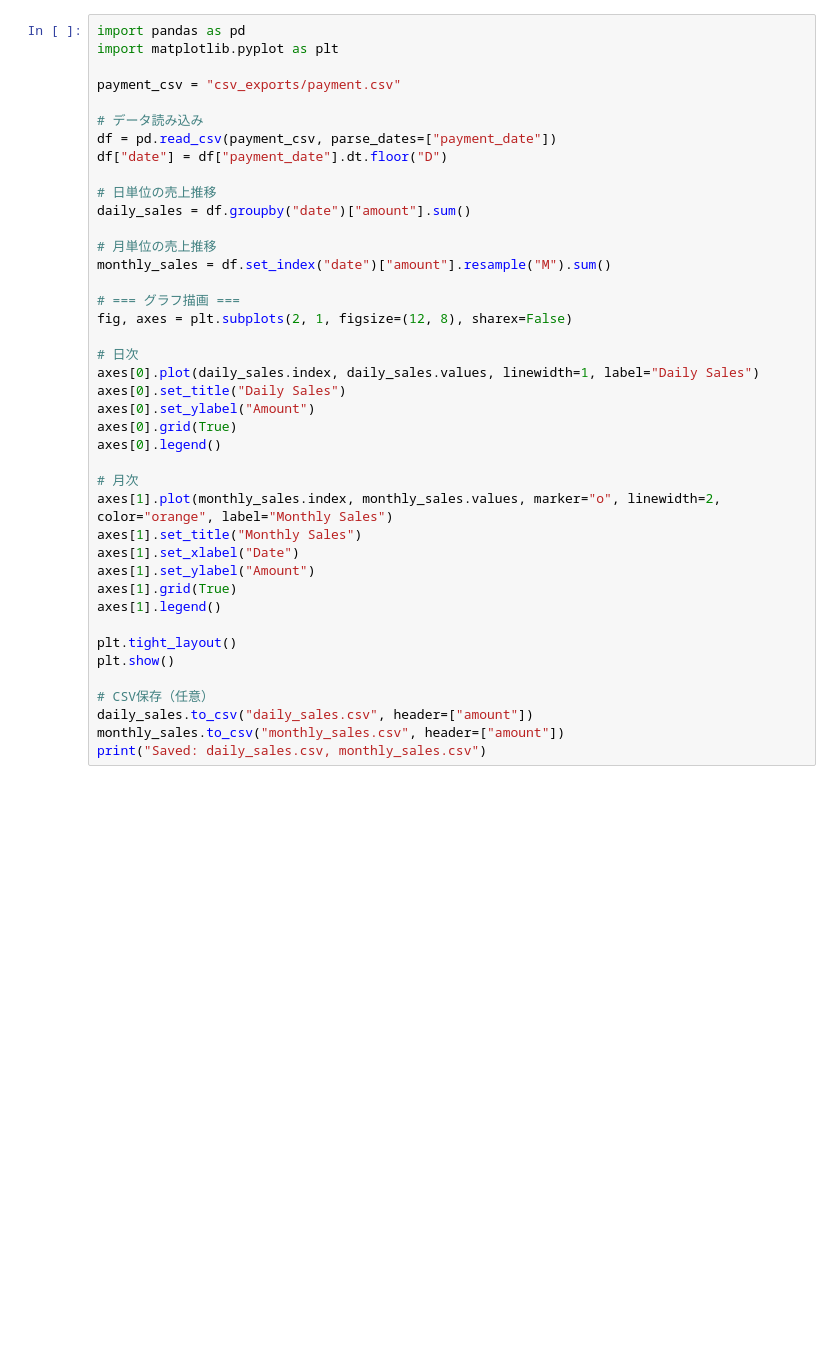
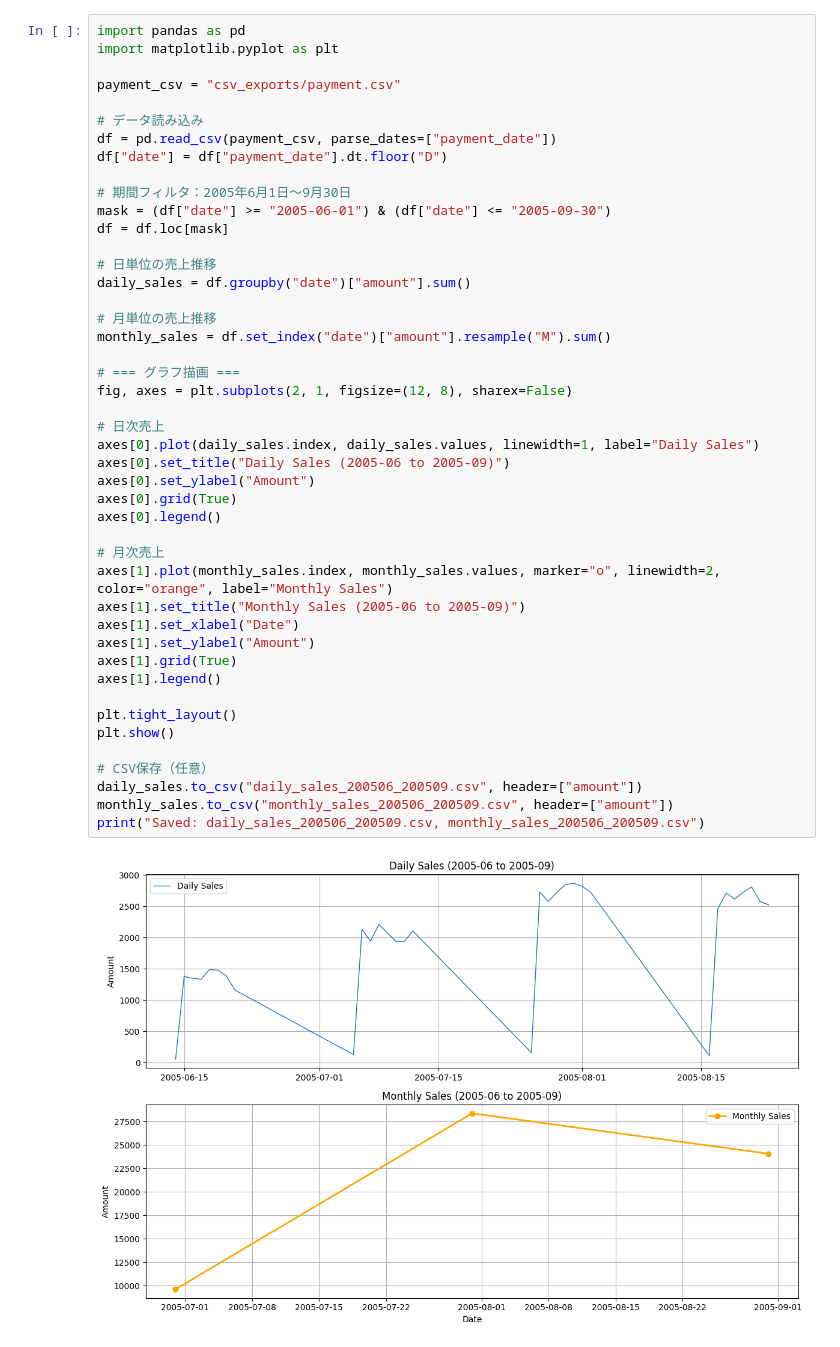
Before and after one commit to RuoAndo/cit, a Jupyter notebook: db2025/6_sales_timeserites.ipynb, the cells around one changed output. Drawn from its saved outputs; the diff is of its cells as text; blank space fills up the shorter version.

```diff
--- a/db2025/6_sales_timeserites.ipynb
+++ b/db2025/6_sales_timeserites.ipynb
@@ -6,37 +6,42 @@ payment_csv = "csv_exports/payment.csv"
 
 # データ読み込み
 df = pd.read_csv(payment_csv, parse_dates=["payment_date"])
 df["date"] = df["payment_date"].dt.floor("D")
 
+# 期間フィルタ：2005年6月1日～9月30日
+mask = (df["date"] >= "2005-06-01") & (df["date"] <= "2005-09-30")
+df = df.loc[mask]
+
 # 日単位の売上推移
 daily_sales = df.groupby("date")["amount"].sum()
 
 # 月単位の売上推移
 monthly_sales = df.set_index("date")["amount"].resample("M").sum()
 
 # === グラフ描画 ===
 fig, axes = plt.subplots(2, 1, figsize=(12, 8), sharex=False)
 
-# 日次
+# 日次売上
 axes[0].plot(daily_sales.index, daily_sales.values, linewidth=1, label="Daily Sales")
-axes[0].set_title("Daily Sales")
+axes[0].set_title("Daily Sales (2005-06 to 2005-09)")
 axes[0].set_ylabel("Amount")
 axes[0].grid(True)
 axes[0].legend()
 
-# 月次
+# 月次売上
 axes[1].plot(monthly_sales.index, monthly_sales.values, marker="o", linewidth=2, color="orange", label="Monthly Sales")
-axes[1].set_title("Monthly Sales")
+axes[1].set_title("Monthly Sales (2005-06 to 2005-09)")
 axes[1].set_xlabel("Date")
 axes[1].set_ylabel("Amount")
 axes[1].grid(True)
 axes[1].legend()
 
 plt.tight_layout()
 plt.show()
 
 # CSV保存（任意）
-daily_sales.to_csv("daily_sales.csv", header=["amount"])
-monthly_sales.to_csv("monthly_sales.csv", header=["amount"])
-print("Saved: daily_sales.csv, monthly_sales.csv")
+daily_sales.to_csv("daily_sales_200506_200509.csv", header=["amount"])
+monthly_sales.to_csv("monthly_sales_200506_200509.csv", header=["amount"])
+print("Saved: daily_sales_200506_200509.csv, monthly_sales_200506_200509.csv")
 # %% [output]
+[figure, added]
```
Also changed, not shown: parts of 1 cell of this notebook.
